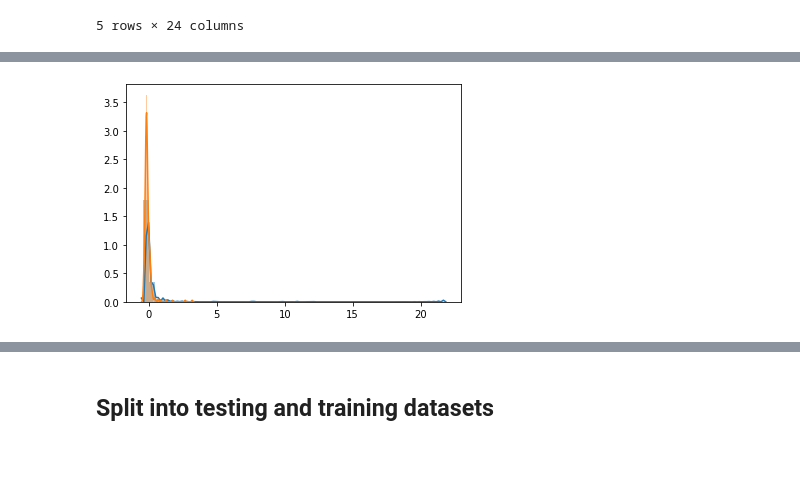
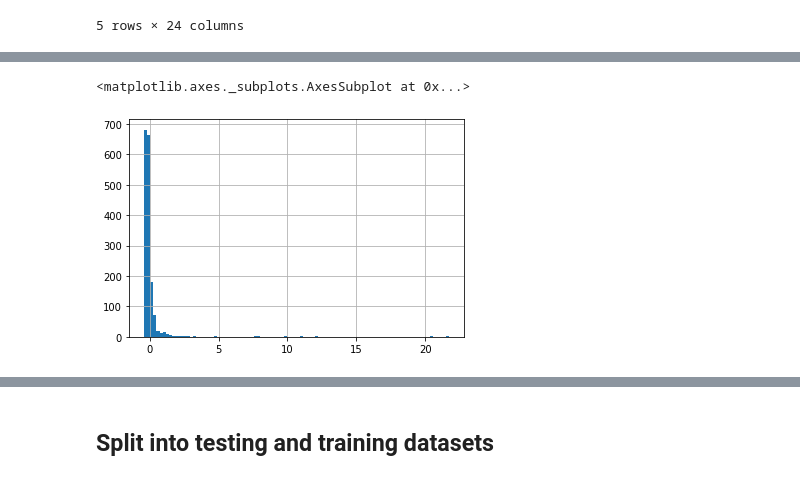
Before and after one commit to dinqui/Capstone-Two-, a Jupyter notebook: Capstone Two - Pre-processing and Training Data Development.ipynb, the cells around one changed output, grey strips where cells are left out. Cells and saved outputs as stored; diff of their text form; code cells hidden in the pictures.

```diff
--- a/Capstone Two - Pre-processing and Training Data Development.ipynb
+++ b/Capstone Two - Pre-processing and Training Data Development.ipynb
@@ -76,17 +95,17 @@ scaled_df.head()
 # %%
 # Add indicator column for difference in graduation rate
 scaled_df['ppdiff_gradRate_ind'] = np.where(scaled_df.ppdiff_gradRate.isnull(), 0, 1)
 
 # histograms to compare distributions based on whether difference in graduation rates is reported
 #scaled_df.hist([scaled_df.loc[]])
 #plt.show()
 
-target_0 = scaled_df.loc[scaled_df['ppdiff_gradRate_ind'] == 0]
-target_1 = scaled_df.loc[scaled_df['ppdiff_gradRate_ind'] == 1]
+#target_0 = scaled_df.loc[scaled_df['ppdiff_gradRate_ind'] == 0]
+#target_1 = scaled_df.loc[scaled_df['ppdiff_gradRate_ind'] == 1]
 
-sns.distplot(target_0[['pdiff_pupMONEY']])
-sns.distplot(target_1[['pdiff_pupMONEY']])
-
-plt.show()
+#sns.distplot(target_0[['pdiff_pupMONEY']])
+#sns.distplot(target_1[['pdiff_pupMONEY']])
+scaled_df['pdiff_pupMONEY'].hist(bins=100)
 # %% [output]
+<matplotlib.axes._subplots.AxesSubplot at 0x...>
-[figure, old version]
+[figure, new version]
```
Also changed, not shown: parts of 5 cells of this notebook.
